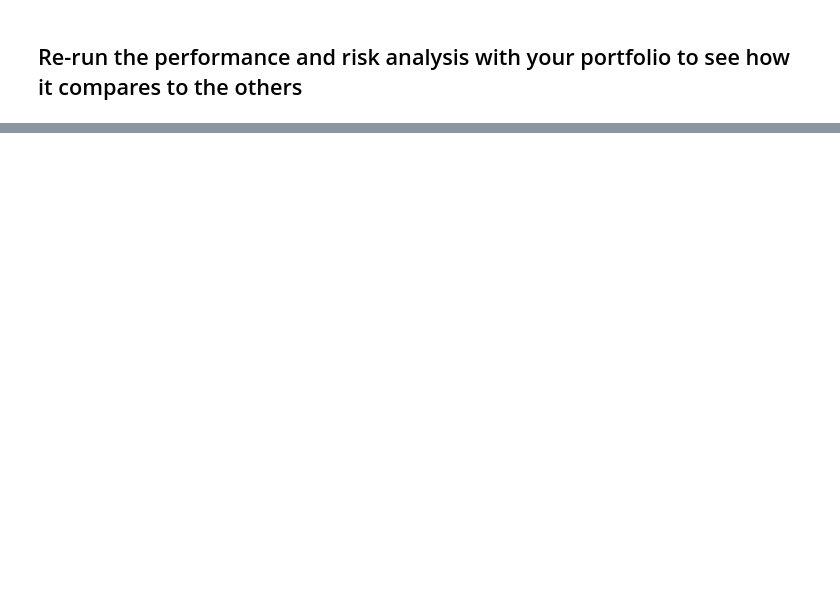
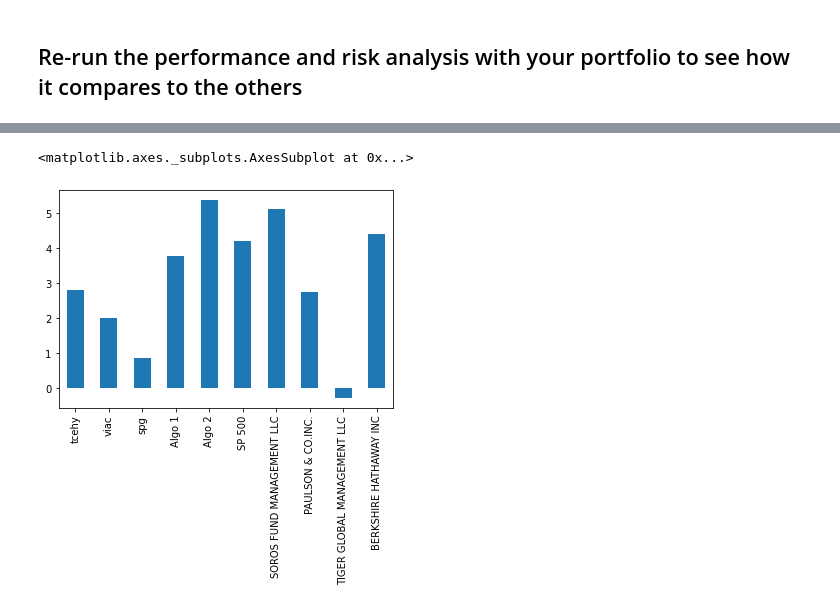
Before and after one commit to markmurdock11/pandas_hw, a Jupyter notebook: whale_analysis.ipynb, the cells around one changed output, grey strips where cells are left out. Drawn from its saved outputs; the diff is of its cells as text; code cells hidden in the pictures; blank space fills up the shorter version.

```diff
--- a/whale_analysis.ipynb
+++ b/whale_analysis.ipynb
@@ -600,3 +629,5 @@ dtype: float64
 # %%
 # Annualized Sharpe Ratios
 # YOUR CODE HERE
+sharpe1 = megafolio.mean() / megafolio.std() * np.sqrt(252)
+sharpe1
@@ -603,6 +646,10 @@ dtype: float64
 # %%
 # Visualize the sharpe ratios as a bar plot
 # YOUR CODE HERE
+sharpe1.plot.bar()
+# %% [output]
+<matplotlib.axes._subplots.AxesSubplot at 0x...>
+[figure, added]
 # %%
 # Create a correlation analysis
 # YOUR CODE HERE
```
Also changed, not shown: parts of 11 cells of this notebook.
